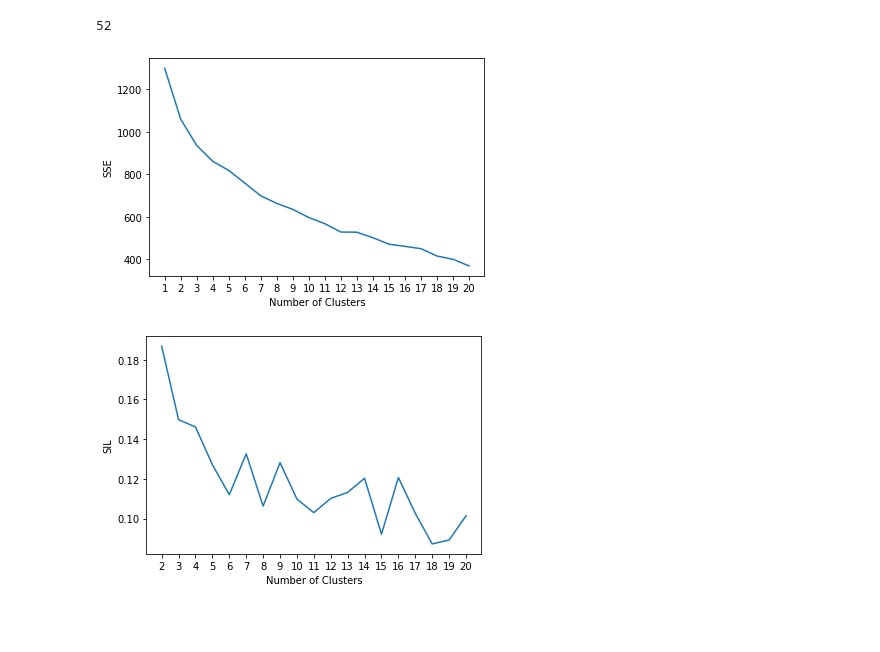
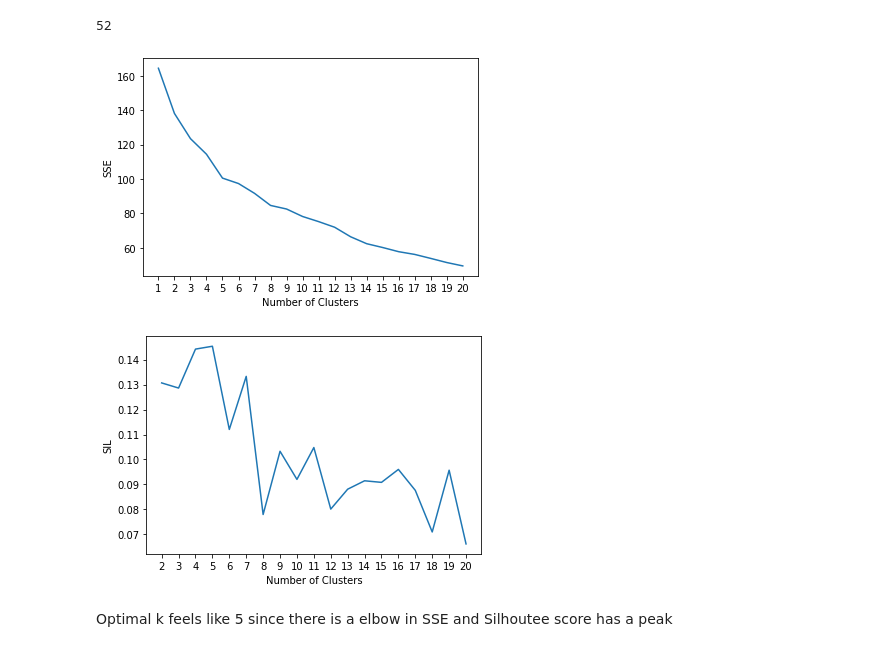
Before and after one commit to Shridhar2602/CourseRecommender, a Jupyter notebook: Pre_Mid.ipynb, the cells around one changed output. Saved outputs shown, nothing was run; the diff lists cells and outputs as text; code cells hidden in the pictures; blank space fills up the shorter version.

Commit message:
add kmeans final decision

```diff
--- a/Pre_Mid.ipynb
+++ b/Pre_Mid.ipynb
@@ -53,7 +53,7 @@ kmeans_kwargs = {
 sse = []
 for k in range(1, 21):
     kmeans = KMeans(n_clusters=k, **kmeans_kwargs)
-    kmeans.fit(scaled_df)
+    kmeans.fit(DF)
     sse.append(kmeans.inertia_)
 
 #visualize results
@@ -63,23 +63,25 @@ plt.xlabel("Number of Clusters")
 plt.ylabel("SSE")
 plt.show()
 # %% [output]
-[figure, old version]
+[figure, new version]
 # %%
 from sklearn.metrics import silhouette_score
 
 sil = []
 kmax = 20
 
 # dissimilarity would not be defined for a single cluster, thus, minimum number of clusters should be 2
 for k in range(2, kmax+1):
-  kmeans = KMeans(n_clusters = k).fit(scaled_df)
+  kmeans = KMeans(n_clusters = k).fit(DF)
   labels = kmeans.labels_
-  sil.append(silhouette_score(scaled_df, labels, metric = 'euclidean'))
+  sil.append(silhouette_score(DF, labels, metric = 'euclidean'))
 
 plt.plot(range(2, 21), sil)
 plt.xticks(range(2, 21))
 plt.xlabel("Number of Clusters")
 plt.ylabel("SIL")
 plt.show()
 # %% [output]
-[figure, old version]
+[figure, new version]
+# %% [markdown]
+Optimal k feels like 5 since there is  a elbow in SSE and Silhoutee score has a peak
```
Also changed, not shown: parts of 1 cell of this notebook.
